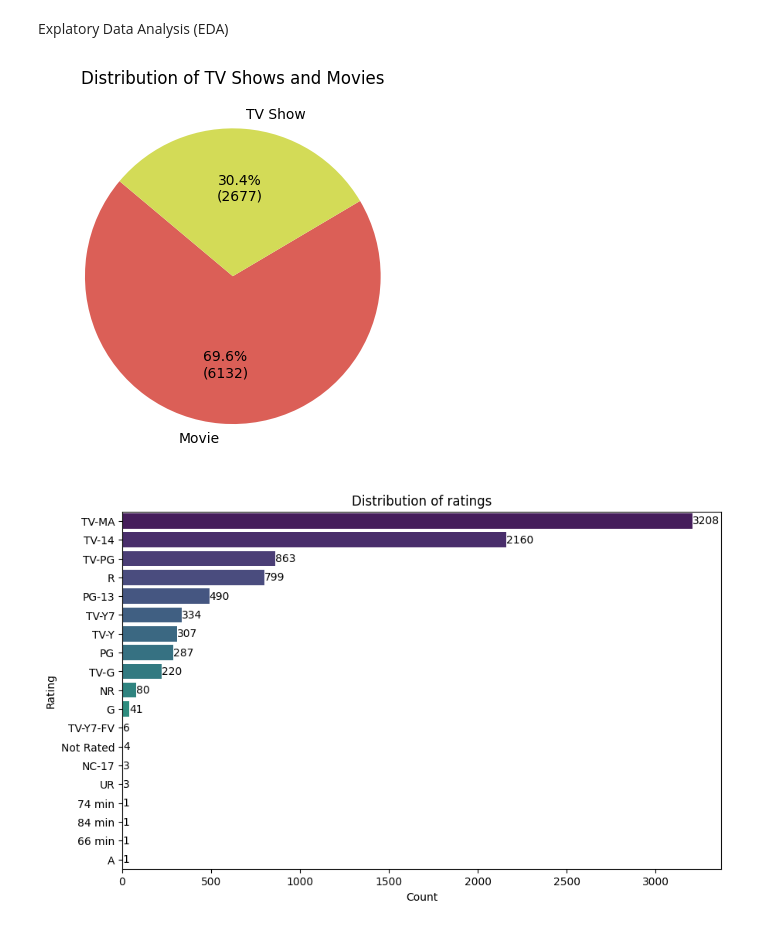
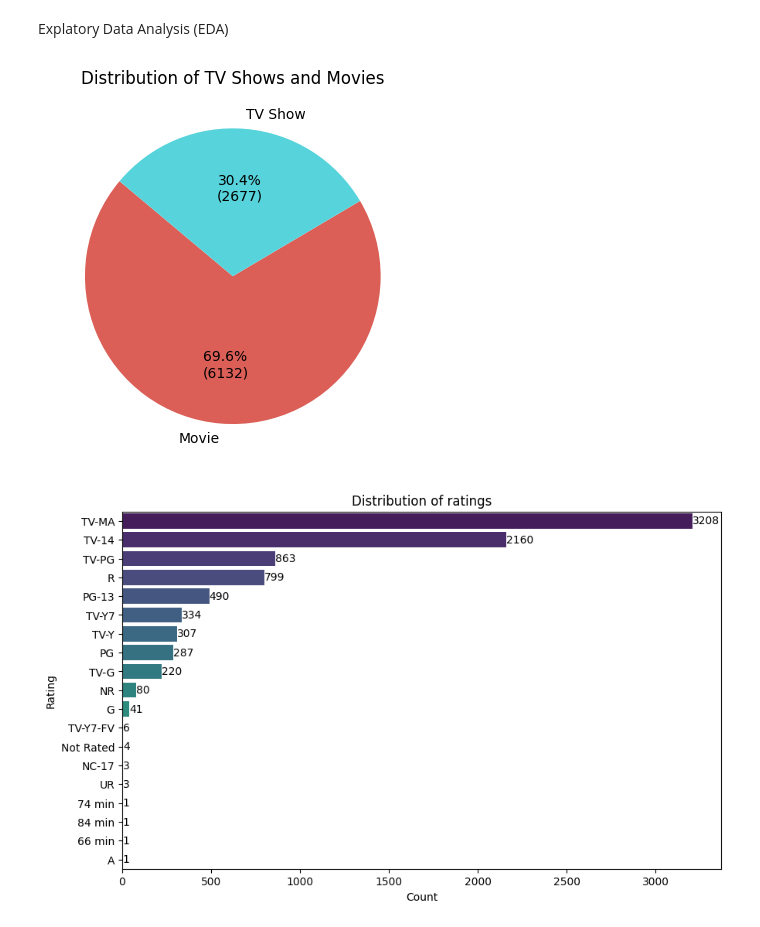
Before and after one commit to DarrenChooo/netflix_data, a Jupyter notebook: netflix.ipynb, the cells around one changed output. Drawn from its saved outputs; the diff is of its cells as text; code cells hidden in the pictures.

```diff
--- a/netflix.ipynb
+++ b/netflix.ipynb
@@ -129,26 +129,25 @@ Explatory Data Analysis (EDA)
 # %%
 type_counts = df['type'].value_counts()
 type_percentages = df['type'].value_counts(normalize=True) * 100
 
-# Define the custom autopct function
 def autopct_format(values):
     def my_format(pct):
         total = sum(values)
         val = int(round(pct * total / 100.0))
         return f'{pct:.1f}%\n({val})'
     return my_format
 
 
 # Define labels and colors
 labels = type_counts.index
-colors = sns.color_palette('hls')
+colors = sns.color_palette('hls', 2)
 
 # Create the pie chart
 plt.pie(type_percentages, labels=labels, colors=colors, autopct=autopct_format(type_counts), startangle=140)
 plt.title('Distribution of TV Shows and Movies')
 plt.show()
 # %% [output]
-[figure, old version]
+[figure, new version]
 # %%
 def plot_category_counts(data, category_column, plot_title=None, top_n=None, filter_by=None, filter_value=None):
     """
```
Also changed, not shown: parts of 5 cells of this notebook.
